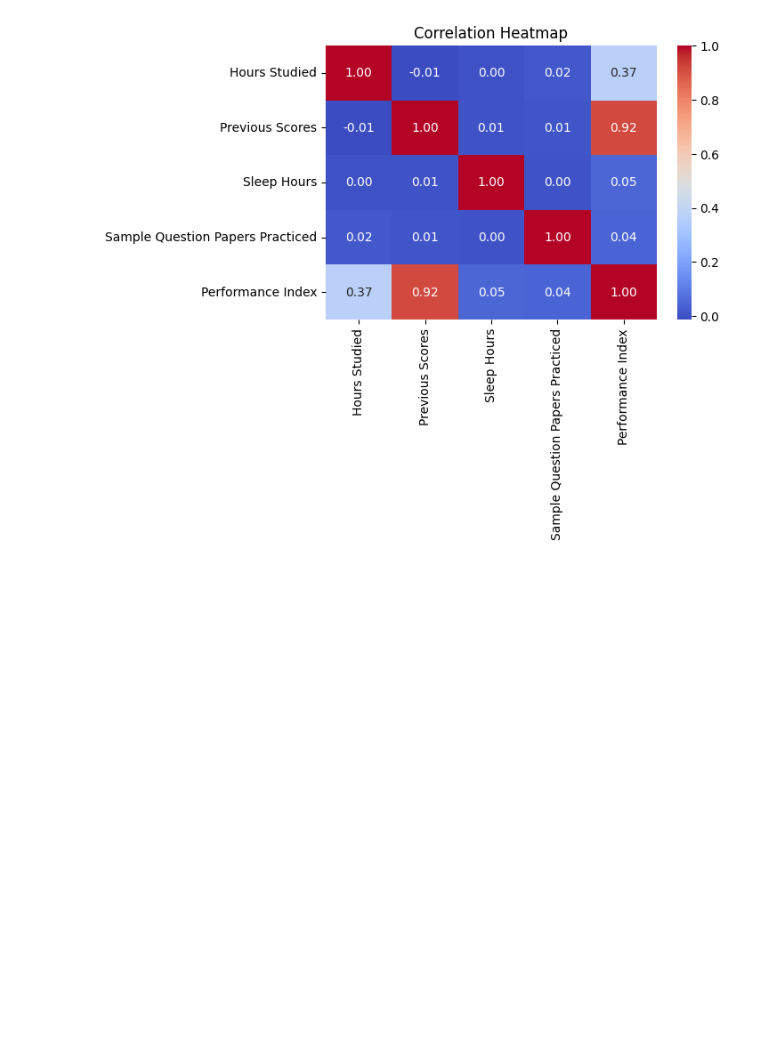
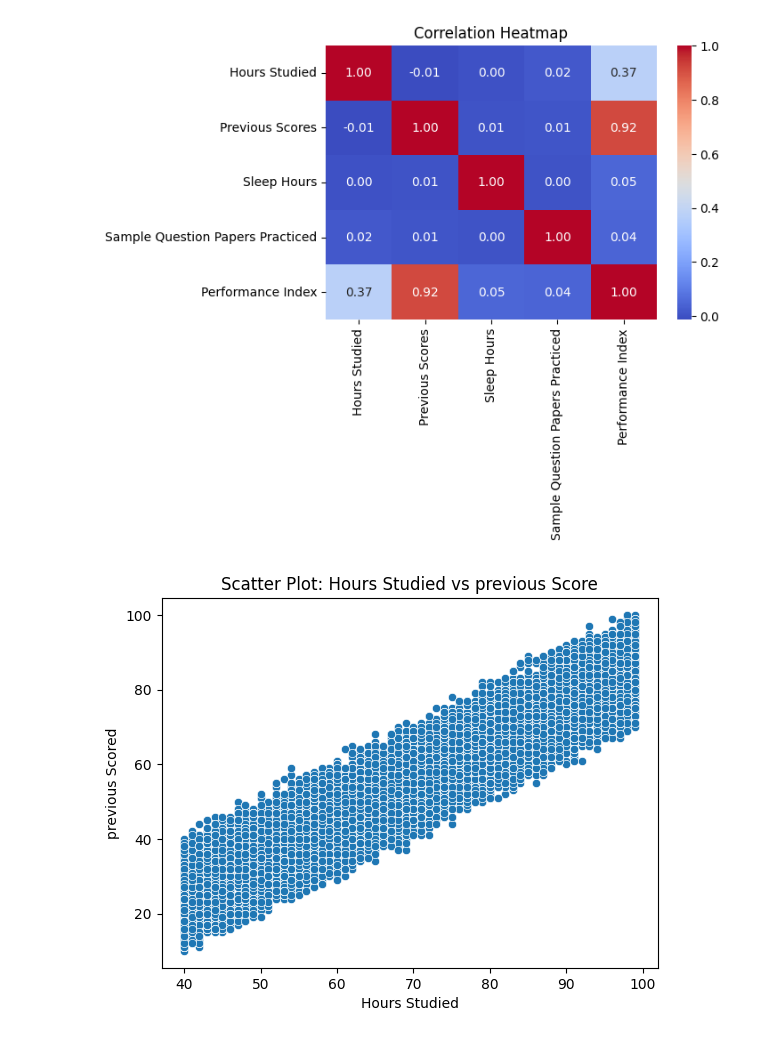
Before and after one commit to sonurjs/student_marks_prediction, a Jupyter notebook: student_marks.ipynb, the cells around one changed output. Cells and saved outputs as stored; diff of their text form; code cells hidden in the pictures; blank space fills up the shorter version.

```diff
--- a/student_marks.ipynb
+++ b/student_marks.ipynb
@@ -87,3 +87,11 @@ plt.title("Correlation Heatmap")
 plt.show()
 # %% [output]
 [figure]
+# %%
+sns.scatterplot(x='Previous Scores', y='Performance Index', data=df)
+plt.title("Scatter Plot: Hours Studied vs previous Score")
+plt.xlabel("Hours Studied")
+plt.ylabel("previous Scored")
+plt.show()
+# %% [output]
+[figure, added]
```
